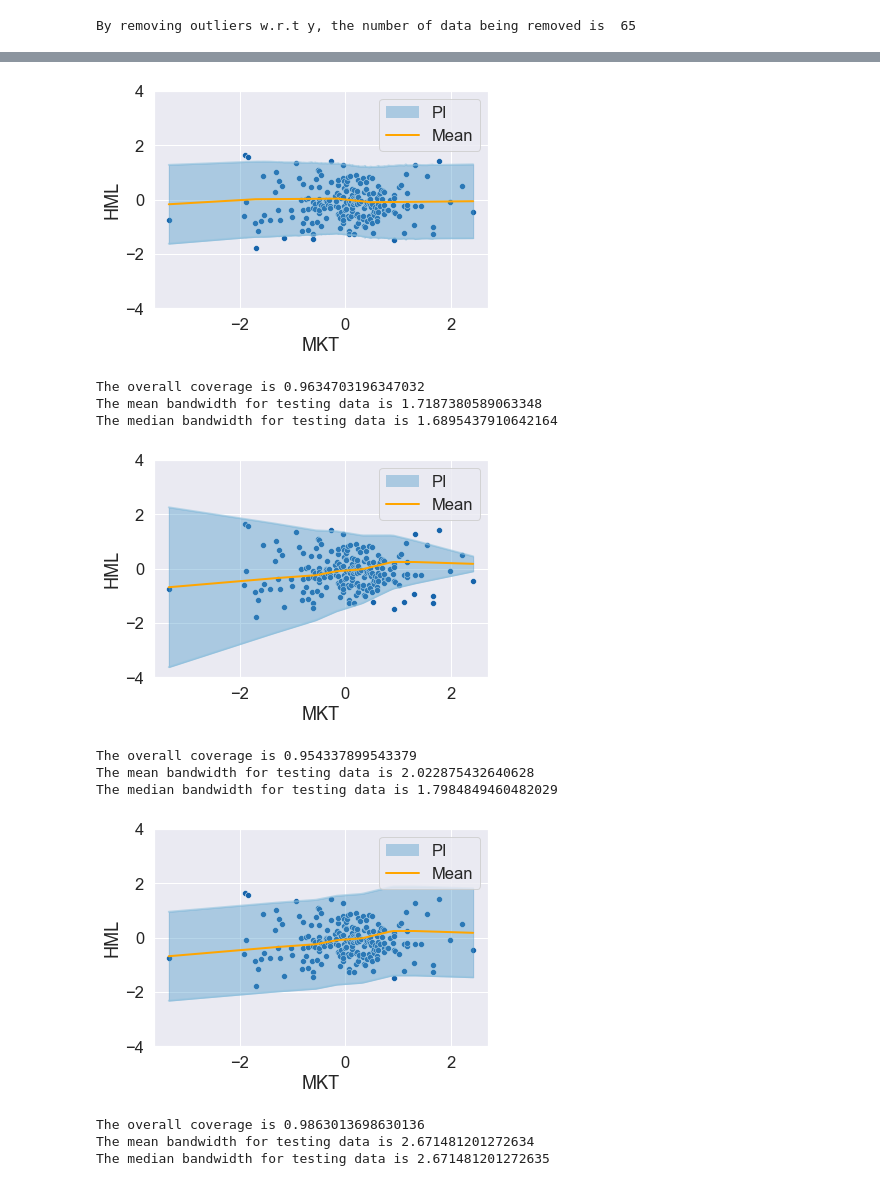
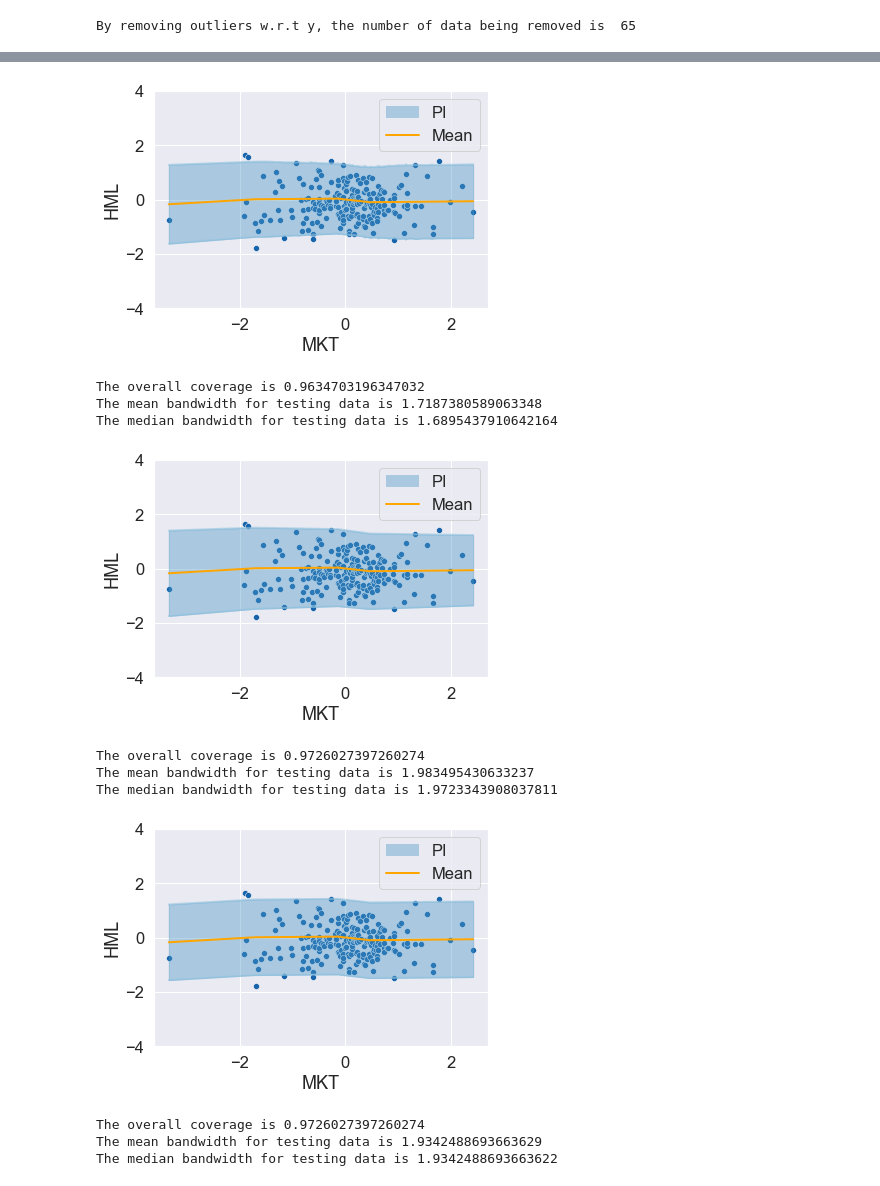
Before and after one commit to JiaweiGe0416/PI, a Jupyter notebook: FFData/FF_Combined.ipynb, the cells around one changed output, grey strips where cells are left out. Cells and saved outputs as stored; diff of their text form; code cells hidden in the pictures.

```diff
--- a/FFData/FF_Combined.ipynb
+++ b/FFData/FF_Combined.ipynb
@@ -49,6 +49,7 @@ Y = HML_te
 # Remove outliers (w.r.t Y ) using IQR
 Data = np.hstack([X,Y])
 Q1 = np.percentile(Y, 25, interpolation = 'midpoint')
+
 Q3 = np.percentile(Y, 75, interpolation = 'midpoint')
 IQR = Q3 - Q1
 upper=Q3+1.5*IQR
@@ -59,14 +60,13 @@ index_keep = upper_array & lower_array
 Data = Data[index_keep[:,0].tolist(),:]
 print("By removing outliers w.r.t y, the number of data being removed is ", Y.shape[0]-Data.shape[0])
 
-
-########################### UTOPIA #########################
-
-
 # np.random.seed(2)
 # np.random.shuffle(Data)
 train_idx = int(Data.shape[0] * 0.8)
 train_data, test_data = np.split(Data, [train_idx])
+
+########################### UTOPIA #########################
+
 X_pre = train_data[:,0].reshape(-1,1)
 Y_pre = train_data[:,1].reshape(-1,1)
 X_opt = train_data[:,0].reshape(-1,1)
@@ -143,15 +143,24 @@ my_plot(X_t,Y_t,M_t,V_alpha_t,X_axis = X_axis, Y_axis = Y_axis,ylim = [-4,4])
 
 ########################### LQR #########################
 
-lin_idx = int(Data.shape[0] * 0.4)
-quantile_idx = int(Data.shape[0] * 0.8)
-lin_data, quantile_data, test_data = np.split(Data, [lin_idx, quantile_idx])
+# lin_idx = int(Data.shape[0] * 0.4)
+# quantile_idx = int(Data.shape[0] * 0.8)
+# lin_data, quantile_data, test_data = np.split(Data, [lin_idx, quantile_idx])
 
-X_lin = lin_data[:,0].reshape(-1,1)
-Y_lin = lin_data[:,1].reshape(-1,1)
+# X_lin = lin_data[:,0].reshape(-1,1)
+# Y_lin = lin_data[:,1].reshape(-1,1)
+# y_lin = Y_lin[:,0]
+# X_quantile = quantile_data[:,0].reshape(-1,1)
+# Y_quantile = quantile_data[:,1].reshape(-1,1)
+# X_test = test_data[:,0].reshape(-1,1)
+# Y_test = test_data[:,1].reshape(-1,1)
+
+
+X_lin = train_data[:,0].reshape(-1,1)
+Y_lin = train_data[:,1].reshape(-1,1)
 y_lin = Y_lin[:,0]
-X_quantile = quantile_data[:,0].reshape(-1,1)
-Y_quantile = quantile_data[:,1].reshape(-1,1)
+X_quantile = train_data[:,0].reshape(-1,1)
+Y_quantile = train_data[:,1].reshape(-1,1)
 X_test = test_data[:,0].reshape(-1,1)
 Y_test = test_data[:,1].reshape(-1,1)
 
@@ -176,16 +185,16 @@ my_plot(X_test,Y_test,M_test,V_test,X_axis = X_axis, Y_axis = Y_axis,ylim=[-4,4]
 
 ########################### SPLIT CF #########################
 
-lin_idx = int(Data.shape[0] * 0.4)
-res_idx = int(Data.shape[0] * 0.8)
-lin_data, res_data, test_data = np.split(Data, [lin_idx, res_idx])
+# lin_idx = int(Data.shape[0] * 0.4)
+# res_idx = int(Data.shape[0] * 0.8)
+# lin_data, res_data, test_data = np.split(Data, [lin_idx, res_idx])
 
 
-X_lin = lin_data[:,0].reshape(-1,1)
-Y_lin = lin_data[:,1].reshape(-1,1)
+X_lin = train_data[:,0].reshape(-1,1)
+Y_lin = train_data[:,1].reshape(-1,1)
 y_lin = Y_lin[:,0]
-X_res = res_data[:,0].reshape(-1,1)
-Y_res = res_data[:,1].reshape(-1,1)
+X_res = train_data[:,0].reshape(-1,1)
+Y_res = train_data[:,1].reshape(-1,1)
 y_res = Y_res[:,0]
 X_test = test_data[:,0].reshape(-1,1)
 Y_test = test_data[:,1].reshape(-1,1)
@@ -195,41 +204,41 @@ y_test = Y_test[:,0]
 est_type = "NN1"
 Y_res_pred, M_test = mean_est_2(est_type,X_lin,Y_lin,X_res,X_test)
 y_res_pred = Y_res_pred[:,0]
 
 # Calculate the conformity scores
 residuals = np.abs(y_res - y_res_pred)
 
 alpha = 0.05  # 95% confidence level
 k = int((1 - alpha) * len(y_lin))
 residuals_sorted = np.sort(residuals)
 threshold = residuals_sorted[k]
 
 # Calculate the prediction interval
 v_test = (threshold**2)*np.ones(len(y_test))
 V_test = v_test.reshape(-1,1)
 
 
 # plot
 my_plot(X_test,Y_test,M_test,V_test,X_axis = X_axis, Y_axis = Y_axis,ylim = [-4,4])
 # %% [output]
 By removing outliers w.r.t y, the number of data being removed is  65
 Users of the modes 'nearest', 'lower', 'higher', or 'midpoint' are encouraged to review the method they used. (Deprecated NumPy 1.22)
   Q1 = np.percentile(Y, 25, interpolation = 'midpoint')
 Users of the modes 'nearest', 'lower', 'higher', or 'midpoint' are encouraged to review the method they used. (Deprecated NumPy 1.22)
   Q3 = np.percentile(Y, 75, interpolation = 'midpoint')
 [figure]
 [figure]
 The overall coverage is 0.9634703196347032
 The mean bandwidth for testing data is 1.7187380589063348
 The median bandwidth for testing data is 1.6895437910642164
-[figure, old version]
+[figure, new version]
-The overall coverage is 0.954337899543379
-The mean bandwidth for testing data is 2.022875432640628
-The median bandwidth for testing data is 1.7984849460482029
+The overall coverage is 0.9726027397260274
+The mean bandwidth for testing data is 1.983495430633237
+The median bandwidth for testing data is 1.9723343908037811
-[figure, old version]
+[figure, new version]
-The overall coverage is 0.9863013698630136
-The mean bandwidth for testing data is 2.671481201272634
-The median bandwidth for testing data is 2.671481201272635
+The overall coverage is 0.9726027397260274
+The mean bandwidth for testing data is 1.9342488693663629
+The median bandwidth for testing data is 1.9342488693663622
 # %%
 ################################ MKT VS SMB #####################################
 
```
Also changed, not shown: parts of 2 cells of this notebook, 2 other files.
